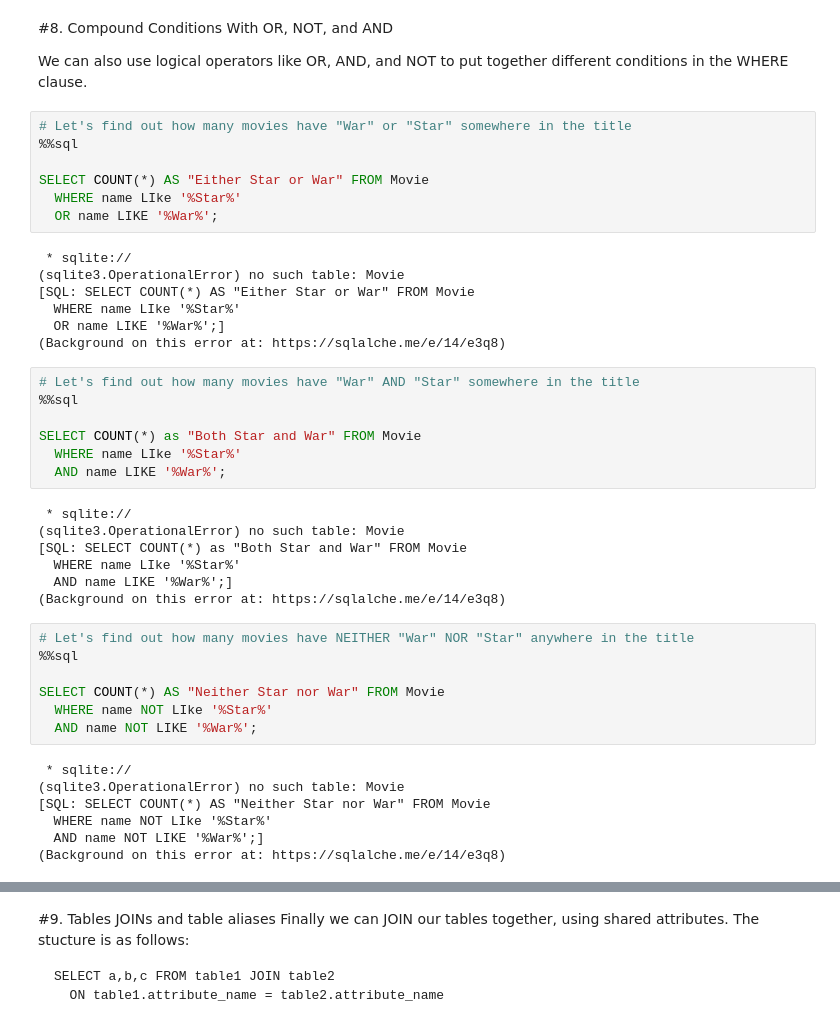
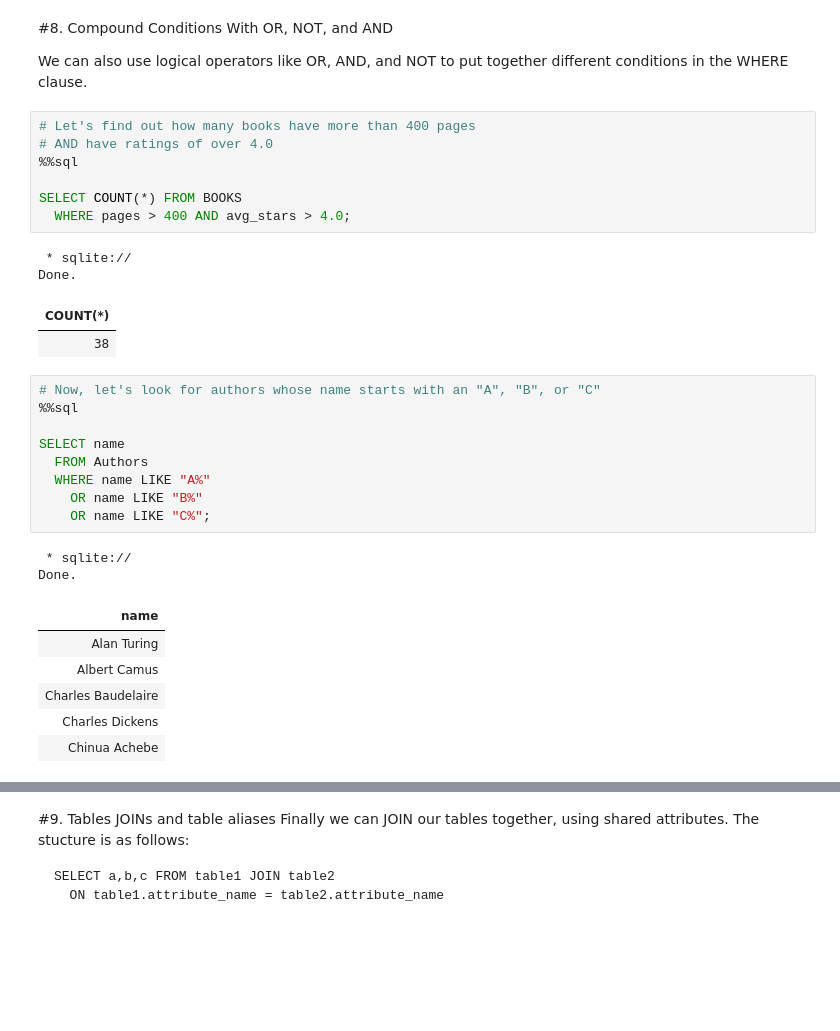
Before and after one commit to rkrebs7/database_sql, a Jupyter notebook: Introduction_to_SQL_1_Books.ipynb, the cells around one changed output, grey strips where cells are left out. Cells and saved outputs as stored; diff of their text form; blank space fills up the shorter version.

```diff
--- a/Introduction_to_SQL_1_Books.ipynb
+++ b/Introduction_to_SQL_1_Books.ipynb
@@ -785,45 +805,33 @@ Done.
 #8. Compound Conditions With OR, NOT, and AND
 
 We can also use logical operators like OR, AND, and NOT to put together different conditions in the WHERE clause.
-# %%
-# Let's find out how many movies have "War" or "Star" somewhere in the title
-%%sql
-
-SELECT COUNT(*) AS "Either Star or War" FROM Movie
-  WHERE name LIke '%Star%'
-  OR name LIKE '%War%';
-# %% [output]
- * sqlite://
-(sqlite3.OperationalError) no such table: Movie
-[SQL: SELECT COUNT(*) AS "Either Star or War" FROM Movie
-  WHERE name LIke '%Star%'
-  OR name LIKE '%War%';]
-(Background on this error at: https://sqlalche.me/e/14/e3q8)
 # %%
-# Let's find out how many movies have "War" AND "Star" somewhere in the title
+# Let's find out how many books have more than 400 pages
+# AND have ratings of over 4.0
 %%sql
 
-SELECT COUNT(*) as "Both Star and War" FROM Movie
-  WHERE name LIke '%Star%'
-  AND name LIKE '%War%';
+SELECT COUNT(*) FROM BOOKS
+  WHERE pages > 400 AND avg_stars > 4.0;
 # %% [output]
  * sqlite://
-(sqlite3.OperationalError) no such table: Movie
-[SQL: SELECT COUNT(*) as "Both Star and War" FROM Movie
-  WHERE name LIke '%Star%'
-  AND name LIKE '%War%';]
-(Background on this error at: https://sqlalche.me/e/14/e3q8)
+Done.
+| COUNT(*) |
+| 38 |
-# %%
-# Let's find out how many movies have NEITHER "War" NOR "Star" anywhere in the title
-%%sql
-
-SELECT COUNT(*) AS "Neither Star nor War" FROM Movie
-  WHERE name NOT LIke '%Star%'
-  AND name NOT LIKE '%War%';
-# %% [output]
- * sqlite://
-(sqlite3.OperationalError) no such table: Movie
-[SQL: SELECT COUNT(*) AS "Neither Star nor War" FROM Movie
-  WHERE name NOT LIke '%Star%'
-  AND name NOT LIKE '%War%';]
-(Background on this error at: https://sqlalche.me/e/14/e3q8)
+# %%
+# Now, let's look for authors whose name starts with an "A", "B", or "C"
+%%sql
+
+SELECT name
+  FROM Authors
+  WHERE name LIKE "A%"
+    OR name LIKE "B%"
+    OR name LIKE "C%";
+# %% [output]
+ * sqlite://
+Done.
+| name |
+| Alan Turing |
+| Albert Camus |
+| Charles Baudelaire |
+| Charles Dickens |
+| Chinua Achebe |
```
Also changed, not shown: parts of 18 cells of this notebook.
